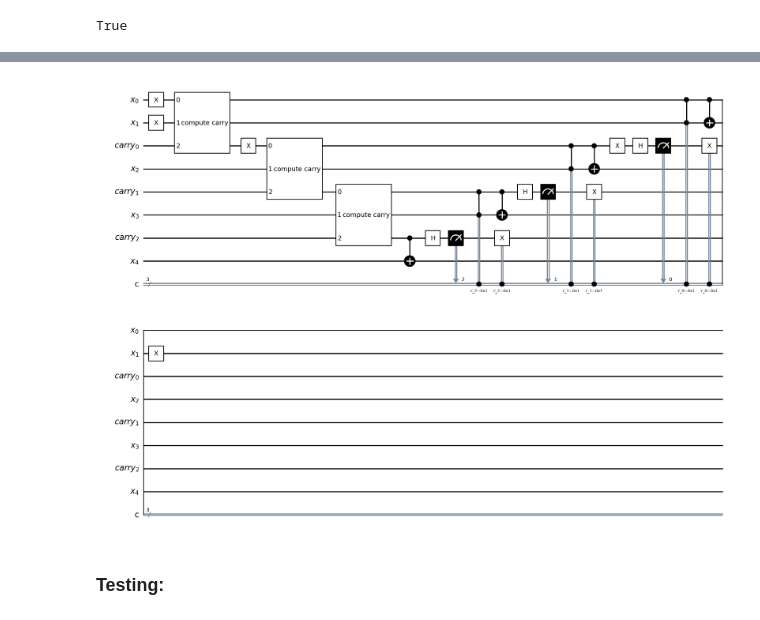
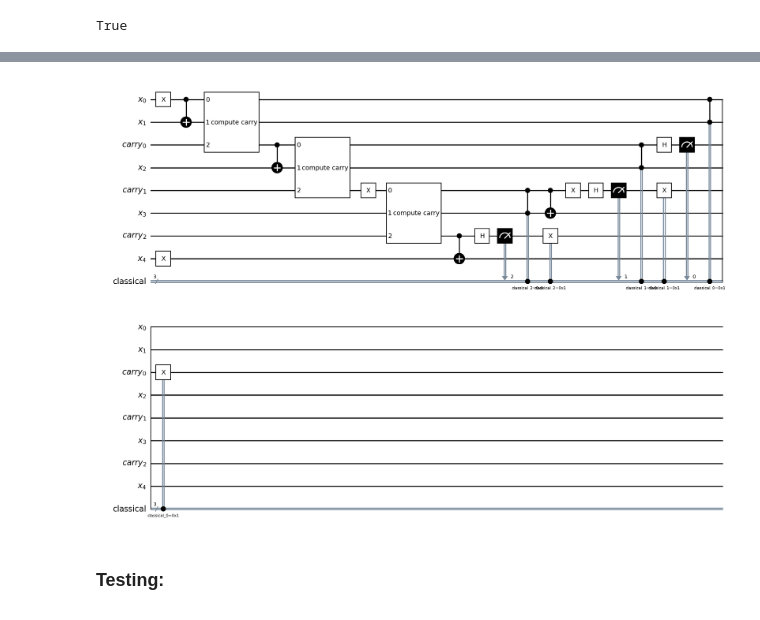
Before and after one commit to akos-nagy/quantum_shifter, a Jupyter notebook: quantum_shifter.ipynb, the cells around one changed output, grey strips where cells are left out. Drawn from its saved outputs; the diff is of its cells as text; code cells hidden in the pictures.

```diff
--- a/quantum_shifter.ipynb
+++ b/quantum_shifter.ipynb
@@ -112,7 +171,7 @@ np.array_equal(U, shift_matrix(k, d))
 # %% [output]
 True
 # %%
-d = 6
+d = 5
 for k in range(1 << d):
     U = np.array(Operator(measurement_free_quantum_shifter(k, d)))[np.ix_(np.arange(1 << d), np.arange(1 << d))] # operator matrix, assuming zero ancillas
     if not np.array_equal(U, shift_matrix(k, d)):
@@ -166,7 +227,7 @@ uncompute_carry().draw(output="mpl", style="bw")
 # %%
 def quantum_shifter(k, d):
-    if ((not isinstance(d, int)) or d < 1) or (not isinstance(k, int)):
-        raise TypeError(f"silly you: bad input")
+    if not (isinstance(k, int) and isinstance(d, int) and d > 0):
+        raise TypeError(f"k and d have to be integers and d has to be positive")
         return 0
 
     k %= 1 << d
@@ -188,63 +249,57 @@ def quantum_shifter(k, d):
                 quantum_shifter_circuit.cx(qregx[0], qregx[1])
         return quantum_shifter_circuit
 
-    qcarry, clreg = AncillaRegister(d - 2, "carry"), ClassicalRegister(d - 2, "c")
+    qcarry, clreg = AncillaRegister(d - 2, "carry"), ClassicalRegister(d - 2, "classical")
     quantum_shifter_circuit.add_register(qcarry, clreg)
 
     if k == 0:
         return quantum_shifter_circuit
 
-    least_significant_bit = (k&-k).bit_length() - 1 # at least 0
+    least_significant_bit = (-k&k).bit_length() - 1 # at least 0
 
     if least_significant_bit > 0:
         quantum_shifter_circuit.compose(quantum_shifter(k >> least_significant_bit, d - least_significant_bit), qubits=qregx[least_significant_bit:] + qcarry[least_significant_bit:], clbits=clreg[least_significant_bit:], inplace=True)
         return quantum_shifter_circuit
 
-    if k >> (d - 2) != 0:
-        quantum_shifter_circuit.compose(quantum_shifter(k >> (d - 2), 2).to_gate(), qubits=qregx[-2:], inplace=True)
-        k %= 1 << (d - 2)
-
-    k_middle_bits = (k >> np.arange(1, d - 1))%2
+    k_bits = (k >> np.arange(1, d - 1))%2
 
     compute_carry_gate, uncompute_carry_gate = compute_carry().to_gate(), uncompute_carry()
 
-    if k_middle_bits[0] == 1:
-        quantum_shifter_circuit.x(qregx[:2])
-
+    if k_bits[0] == 1:
+        quantum_shifter_circuit.x(qregx[0])
+        quantum_shifter_circuit.cx(qregx[0], qregx[1])
     quantum_shifter_circuit.compose(compute_carry_gate, qubits=[qregx[0], qregx[1], qcarry[0]], inplace=True)
 
     for idx in range(1, d - 2):
-        if k_middle_bits[idx]^k_middle_bits[idx-1] == 1:
+        if k_bits[idx - 1]^k_bits[idx] == 1:
             quantum_shifter_circuit.x(qcarry[idx - 1])
-        if k_middle_bits[idx]:
-            quantum_shifter_circuit.x(qregx[idx + 1])
+        if k_bits[idx] == 1:
+            quantum_shifter_circuit.cx(qcarry[idx - 1], qregx[idx + 1])
         quantum_shifter_circuit.compose(compute_carry_gate, qubits=[qcarry[idx - 1], qregx[idx + 1], qcarry[idx]], inplace=True)
 
+    if k_bits[- 2]^k_bits[- 1] == 1:
+        quantum_shifter_circuit.x(qregx[- 1])
     quantum_shifter_circuit.cx(qcarry[- 1], qregx[- 1])
 
     for idx in range(d - 3, 0, - 1):
         quantum_shifter_circuit.compose(uncompute_carry_gate, qubits=[qcarry[idx - 1], qregx[idx + 1], qcarry[idx]], clbits=clreg[idx], inplace=True)
-        quantum_shifter_circuit.cx(qcarry[idx - 1], qregx[idx + 1])
-        if k_middle_bits[idx]^k_middle_bits[idx-1] == 1:
+        if k_bits[idx] == 0:
+            quantum_shifter_circuit.cx(qcarry[idx - 1], qregx[idx + 1])
+        if k_bits[idx - 1]^k_bits[idx] == 1:
             quantum_shifter_circuit.x(qcarry[idx - 1])
-        if k_middle_bits[idx] == 1:
-            quantum_shifter_circuit.x(qregx[idx + 1])
 
     quantum_shifter_circuit.compose(uncompute_carry_gate, qubits=[qregx[0], qregx[1], qcarry[0]], clbits=clreg[0], inplace=True)
 
-    if k_middle_bits[0] == 1:
-        quantum_shifter_circuit.cx(qregx[0], qregx[1])
-        quantum_shifter_circuit.x(qregx[1])
-    else:
+    if k_bits[0] == 0:
         quantum_shifter_circuit.cx(qregx[0], qregx[1])
         quantum_shifter_circuit.x(qregx[0])
 
     return quantum_shifter_circuit
 # %%
-k, d = 3, 5
+k, d = 7, 5
 quantum_shifter(k, d).draw(output="mpl", style="bw", wire_order=wire_order_maker(d))
 # %% [output]
-[figure, old version]
+[figure, new version]
 # %% [markdown]
 ### Testing:
 # %%
```
Also changed, not shown: parts of 17 cells of this notebook.
